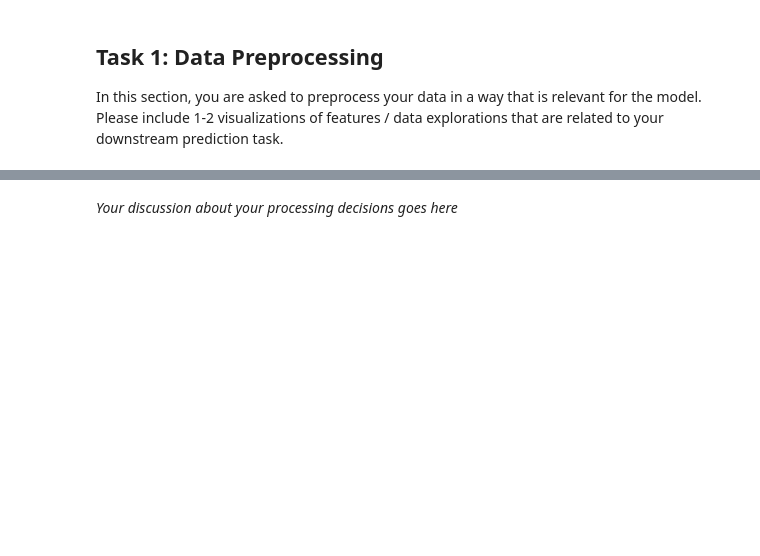
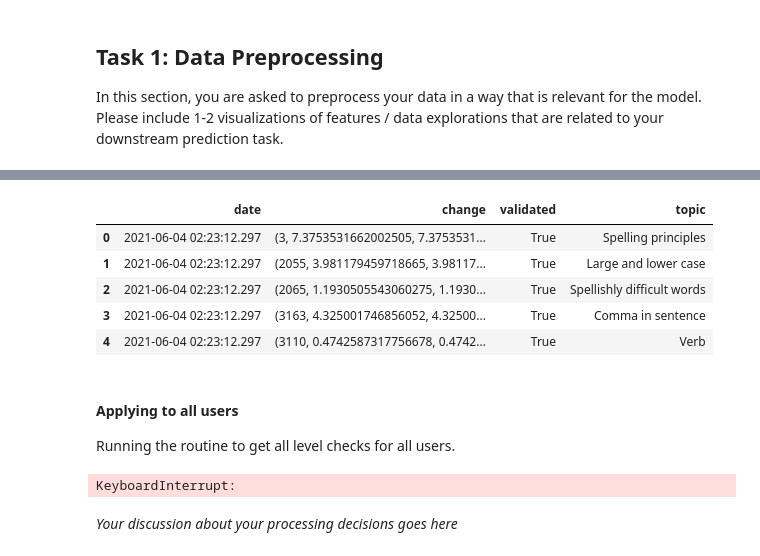
Before and after one commit to ML4BD/milestone-4-roguesgallery, a Jupyter notebook: notebooks/Milestone04/m4_lernnavi_276507.ipynb, the cells around one changed output, grey strips where cells are left out. Saved outputs shown, nothing was run; the diff lists cells and outputs as text; code cells hidden in the pictures; blank space fills up the shorter version.

```diff
--- a/notebooks/Milestone04/m4_lernnavi_276507.ipynb
+++ b/notebooks/Milestone04/m4_lernnavi_276507.ipynb
@@ -46,3 +300,50 @@ In this section, you are asked to preprocess your data in a way that is relevant
+# %%
+# build change df
+build_change_df(tmp).head()
+# %% [output]
+|  | date | change | validated | topic |
+| 0 | 2021-06-04 02:23:12.297 | (3, 7.3753531662002505, 7.3753531... | True | Spelling principles |
+| 1 | 2021-06-04 02:23:12.297 | (2055, 3.981179459718665, 3.98117... | True | Large and lower case |
+| 2 | 2021-06-04 02:23:12.297 | (2065, 1.1930505543060275, 1.1930... | True | Spellishly difficult words |
+| 3 | 2021-06-04 02:23:12.297 | (3163, 4.325001746856052, 4.32500... | True | Comma in sentence |
+| 4 | 2021-06-04 02:23:12.297 | (3110, 0.4742587317756678, 0.4742... | True | Verb |
+# %% [markdown]
+#### Applying to all users
+
+Running the routine to get all level checks for all users.
+# %%
+users = events.user_id.unique()
+
+level_checks = []
+
+for u in tqdm(users):
+
+    # Getting all relevant events for the current user
+    tmp = events.loc[(events.user_id == user_id) & (events.action == 'NAVIGATE_DASHBOARD'), ['timestamp', 'tracking_data']]
+
+    # Transforming to date
+    tmp['date'] = pd.to_datetime(tmp.timestamp, unit='ms')
+
+    # extracting all the mastery scores
+    tmp['levels'] = tmp.tracking_data.apply(get_level)
+
+    # Making sure that the values are sorted from earliest to latest
+    tmp.sort_values('date', inplace=True)
+
+    # Computing the changes in levels
+    tmp['change'] = get_level_changes(tmp.levels)
+
+    # Building the level check df
+    tmp = build_change_df(tmp)
+
+    # Adding user info
+    tmp['user_id'] = u
+
+    level_checks.append(tmp)
+
+pd.concat(level_checks)
+# %% [output]
+KeyboardInterrupt:
 # %% [markdown]
 *Your discussion about your processing decisions goes here*
 # %% [markdown]
```
Also changed, not shown: parts of 17 cells of this notebook.
